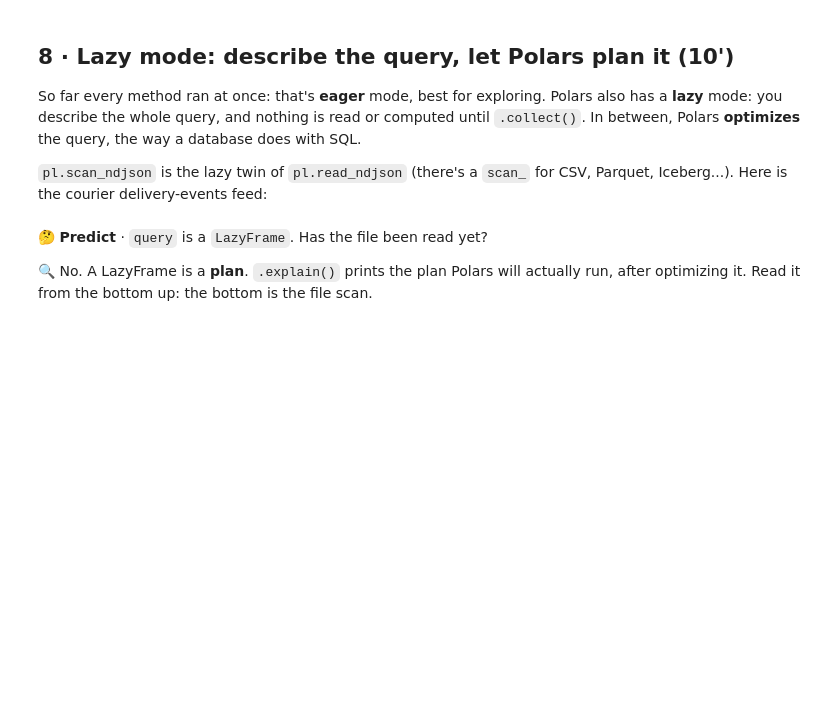
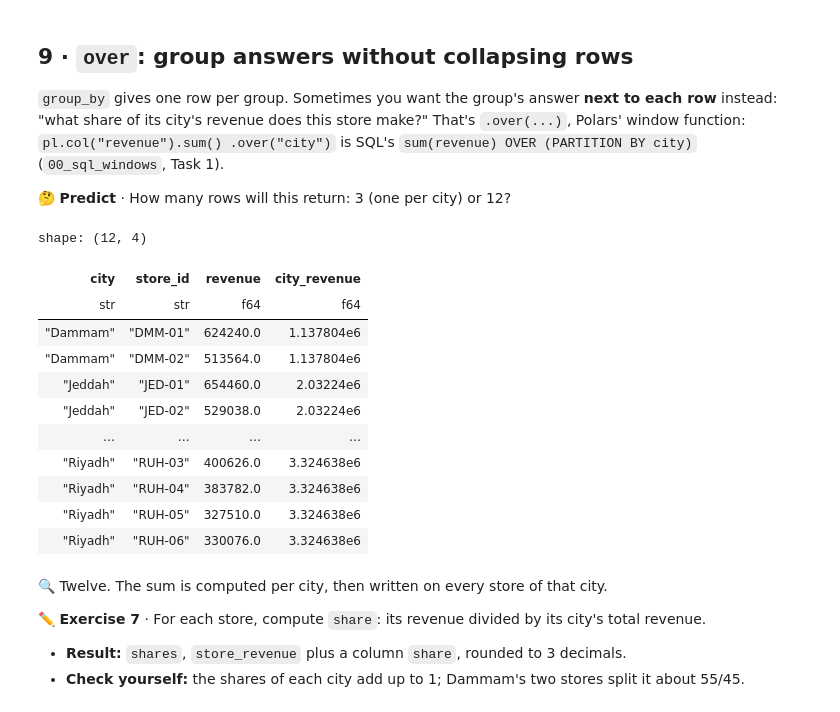
Before and after one commit to NaifMersal/data-engineering, a Jupyter notebook: labs/solutions/tools/polars.ipynb, the cells around one changed output. Drawn from its saved outputs; the diff is of its cells as text; code cells hidden in the pictures; blank space fills up the shorter version.

```diff
--- a/labs/solutions/tools/polars.ipynb
+++ b/labs/solutions/tools/polars.ipynb
@@ -442,25 +773,30 @@ U.check(shares.filter(pl.col("store_id") == "RUH-01")["share"].item() > 0.3, "Ol
 # %% [markdown]
-## 8 · Lazy mode: describe the query, let Polars plan it (10')
+## 9 · `over`: group answers without collapsing rows
 
-So far every method ran at once: that's **eager** mode, best for exploring. Polars also has a **lazy** mode: you
-describe the whole query, and nothing is read or computed until `.collect()`. In between, Polars **optimizes** the
-query, the way a database does with SQL.
+`group_by` gives one row per group. Sometimes you want the group's answer **next to each row** instead: "what share of
+its city's revenue does this store make?" That's `.over(...)`, Polars' window function: `pl.col("revenue").sum()
+.over("city")` is SQL's `sum(revenue) OVER (PARTITION BY city)` (`00_sql_windows`, Task 1).
 
-`pl.scan_ndjson` is the lazy twin of `pl.read_ndjson` (there's a `scan_` for CSV, Parquet, Iceberg...). Here is the
-courier delivery-events feed:
+🤔 **Predict** · How many rows will this return: 3 (one per city) or 12?
 # %%
-events = pl.scan_ndjson(U.RAW / "events" / "delivery_events.jsonl")
-query = (
-    events.filter(pl.col("event_type") == "delivered")
-          .select("city", "courier_id")
-          .group_by("city")
-          .agg(pl.col("courier_id").n_unique().alias("couriers"))
-          .sort("city")
-)
-type(query).__name__
+store_revenue.with_columns(pl.col("revenue").sum().over("city").alias("city_revenue"))
+# %% [output]
+shape: (12, 4)
+| city | store_id | revenue | city_revenue |
+| str | str | f64 | f64 |
+| "Dammam" | "DMM-01" | 624240.0 | 1.137804e6 |
+| "Dammam" | "DMM-02" | 513564.0 | 1.137804e6 |
+| "Jeddah" | "JED-01" | 654460.0 | 2.03224e6 |
+| "Jeddah" | "JED-02" | 529038.0 | 2.03224e6 |
+| … | … | … | … |
+| "Riyadh" | "RUH-03" | 400626.0 | 3.324638e6 |
+| "Riyadh" | "RUH-04" | 383782.0 | 3.324638e6 |
+| "Riyadh" | "RUH-05" | 327510.0 | 3.324638e6 |
+| "Riyadh" | "RUH-06" | 330076.0 | 3.324638e6 |
 # %% [markdown]
-🤔 **Predict** · `query` is a `LazyFrame`. Has the file been read yet?
+🔍 Twelve. The sum is computed per city, then written on every store of that city.
 
-🔍 No. A LazyFrame is a **plan**. `.explain()` prints the plan Polars will actually run, after optimizing it.
-Read it from the bottom up: the bottom is the file scan.
+✏️ **Exercise 7** · For each store, compute `share`: its revenue divided by its city's total revenue.
+- **Result:** `shares`, `store_revenue` plus a column `share`, rounded to 3 decimals.
+- **Check yourself:** the shares of each city add up to 1; Dammam's two stores split it about 55/45.
 # %%
```
Also changed, not shown: parts of 146 cells of this notebook, 31 other files.
